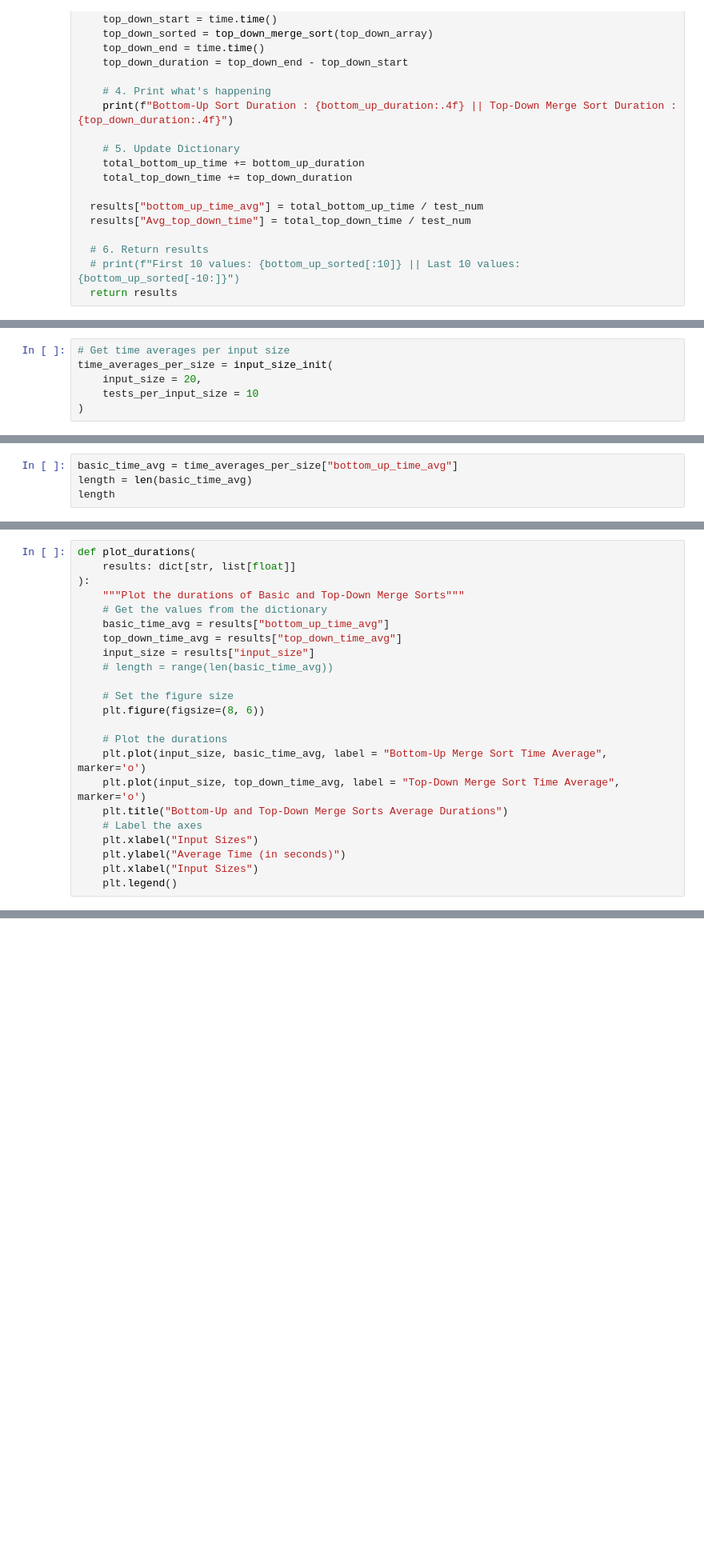
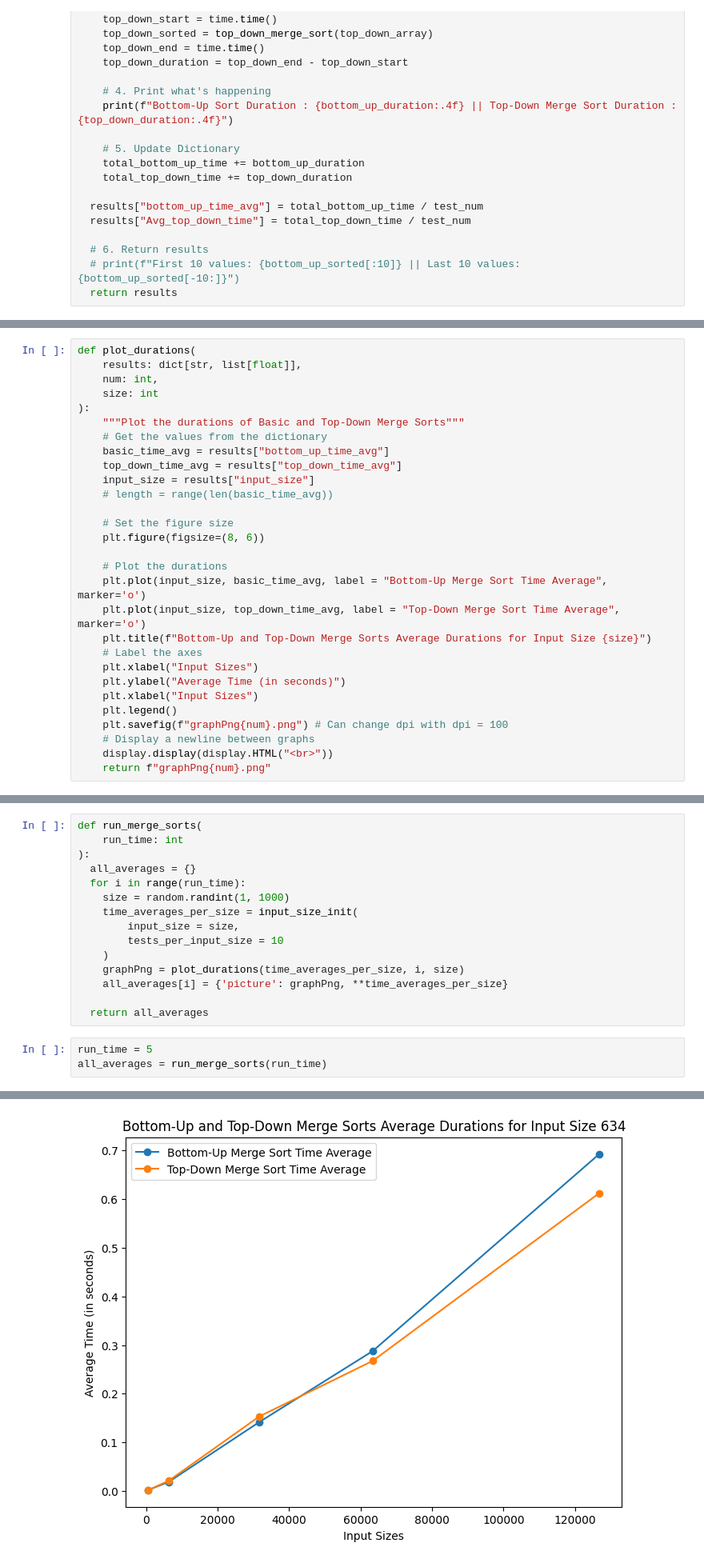
Before and after one commit to kraigochieng/merge-sort-variations, a Jupyter notebook: MergeSorts2.ipynb, the cells around one changed output, grey strips where cells are left out. Shown at 80% size. Drawn from its saved outputs; the diff is of its cells as text; blank space fills up the shorter version.

```diff
--- a/MergeSorts2.ipynb
+++ b/MergeSorts2.ipynb
@@ -163,9 +164,3 @@ def input_size_init(
     print("\n")
 
   return new_results
-# %%
-# Get time averages per input size
-time_averages_per_size = input_size_init(
-    input_size = 20,
-    tests_per_input_size = 10
-)
@@ -206,4 +166,0 @@ averages_df
-# %%
-basic_time_avg = time_averages_per_size["bottom_up_time_avg"]
-length = len(basic_time_avg)
-length
@@ -212,6 +167,8 @@ length
 # %%
 def plot_durations(
-    results: dict[str, list[float]]
+    results: dict[str, list[float]],
+    num: int,
+    size: int
 ):
     """Plot the durations of Basic and Top-Down Merge Sorts"""
     # Get the values from the dictionary
@@ -226,9 +183,13 @@ def plot_durations(
     # Plot the durations
     plt.plot(input_size, basic_time_avg, label = "Bottom-Up Merge Sort Time Average", marker='o')
     plt.plot(input_size, top_down_time_avg, label = "Top-Down Merge Sort Time Average", marker='o')
-    plt.title("Bottom-Up and Top-Down Merge Sorts Average Durations")
+    plt.title(f"Bottom-Up and Top-Down Merge Sorts Average Durations for Input Size {size}")
     # Label the axes
     plt.xlabel("Input Sizes")
     plt.ylabel("Average Time (in seconds)")
     plt.xlabel("Input Sizes")
     plt.legend()
+    plt.savefig(f"graphPng{num}.png") # Can change dpi with dpi = 100
+    # Display a newline between graphs
+    display.display(display.HTML("<br>"))
+    return f"graphPng{num}.png"
@@ -238,0 +196,19 @@ plot_durations(time_averages_per_size)
+# %%
+def run_merge_sorts(
+    run_time: int
+):
+  all_averages = {}
+  for i in range(run_time):
+    size = random.randint(1, 1000)
+    time_averages_per_size = input_size_init(
+        input_size = size,
+        tests_per_input_size = 10
+    )
+    graphPng = plot_durations(time_averages_per_size, i, size)
+    all_averages[i] = {'picture': graphPng, **time_averages_per_size}
+
+  return all_averages
+# %%
+run_time = 5
+all_averages = run_merge_sorts(run_time)
+# %% [output]
@@ -238,0 +305 @@ plot_durations(time_averages_per_size)
+[figure, added]
```
Also changed, not shown: parts of 9 cells of this notebook.
